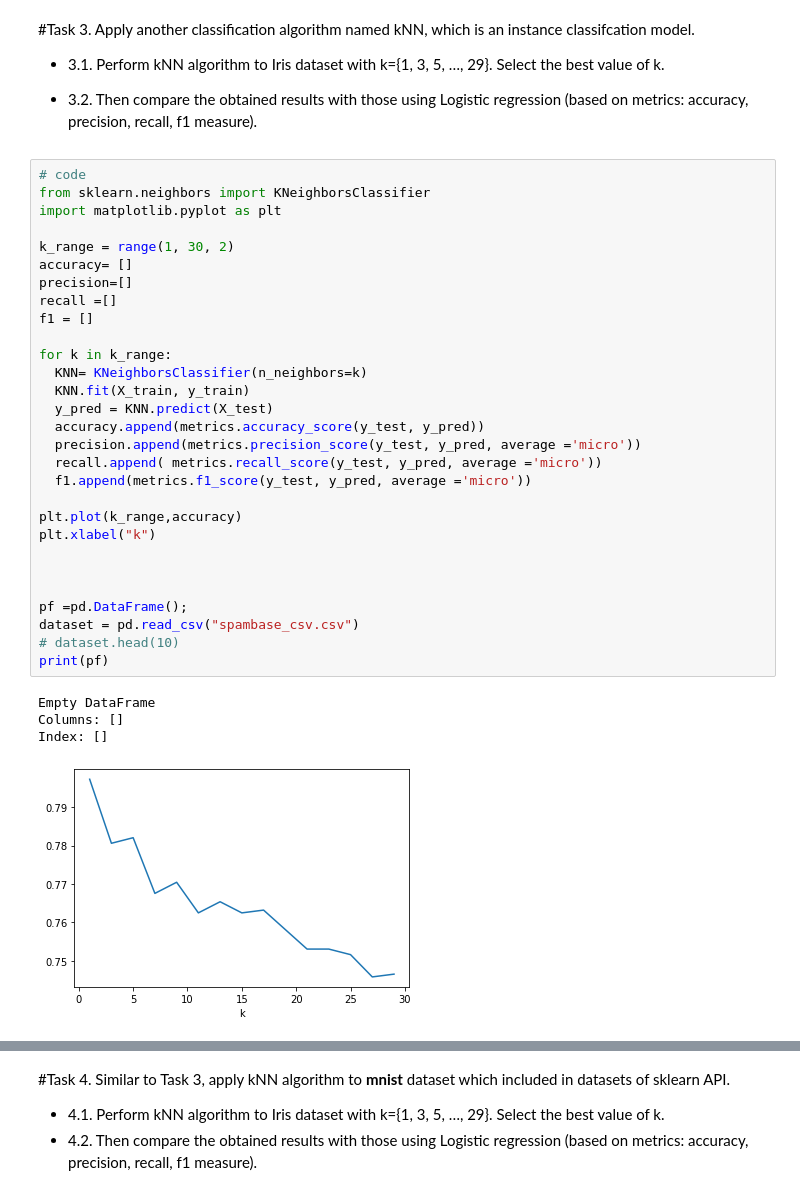
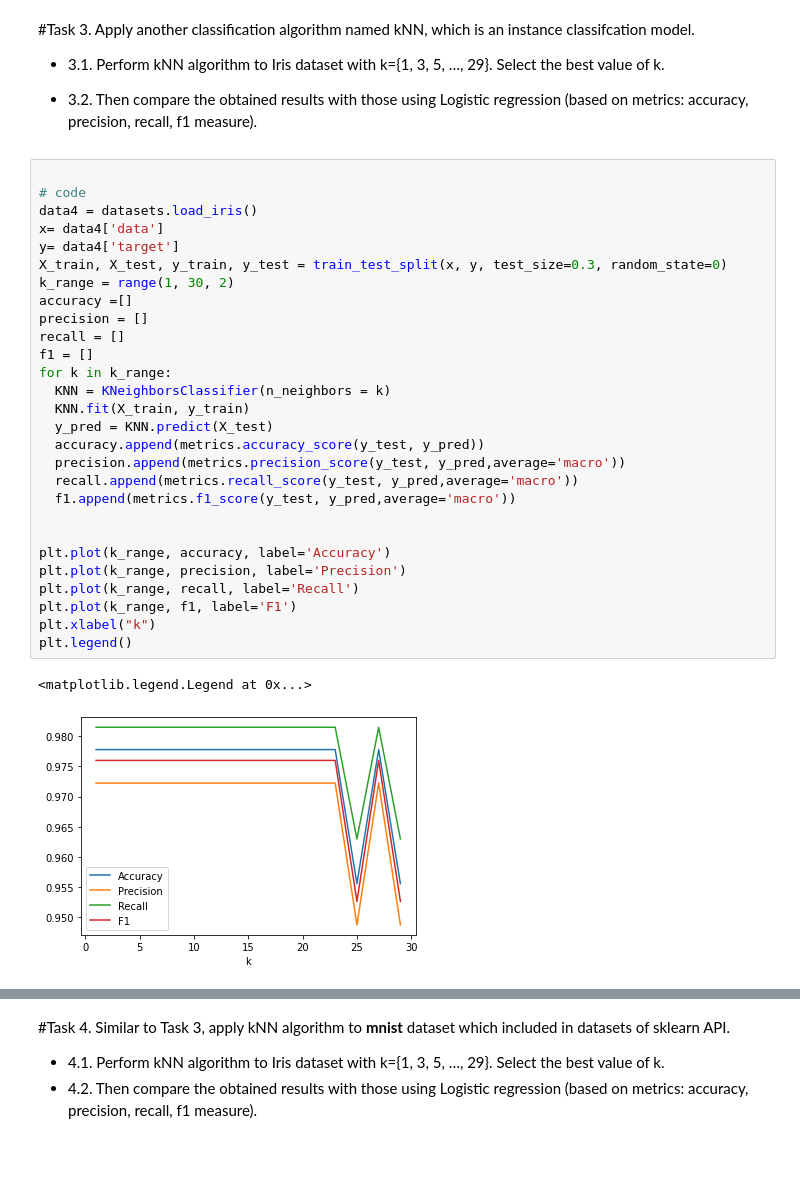
Before and after one commit to NguyenThiTrucMai/MayHoc, a Jupyter notebook: Lab_4_20130321_NguyenThiTrucMai.ipynb, the cells around one changed output, grey strips where cells are left out. Drawn from its saved outputs; the diff is of its cells as text; blank space fills up the shorter version.

```diff
--- a/Lab_4_20130321_NguyenThiTrucMai.ipynb
+++ b/Lab_4_20130321_NguyenThiTrucMai.ipynb
@@ -170,36 +204,33 @@ Apply another classification algorithm named kNN, which is an instance classifca
 
 *   3.2. Then compare the obtained results with those using Logistic regression (based on metrics: accuracy, precision, recall, f1 measure).
 # %%
+
 # code
-from sklearn.neighbors import KNeighborsClassifier
-import matplotlib.pyplot as plt
-
+data4 = datasets.load_iris()
+x= data4['data']
+y= data4['target']
+X_train, X_test, y_train, y_test = train_test_split(x, y, test_size=0.3, random_state=0)
 k_range = range(1, 30, 2)
-accuracy= []
-precision=[]
-recall =[]
+accuracy =[]
+precision = []
+recall = []
 f1 = []
-
 for k in k_range:
-  KNN= KNeighborsClassifier(n_neighbors=k)
+  KNN = KNeighborsClassifier(n_neighbors = k)
   KNN.fit(X_train, y_train)
   y_pred = KNN.predict(X_test)
   accuracy.append(metrics.accuracy_score(y_test, y_pred))
-  precision.append(metrics.precision_score(y_test, y_pred, average ='micro'))
-  recall.append( metrics.recall_score(y_test, y_pred, average ='micro'))
-  f1.append(metrics.f1_score(y_test, y_pred, average ='micro'))
-
-plt.plot(k_range,accuracy)
-plt.xlabel("k")
+  precision.append(metrics.precision_score(y_test, y_pred,average='macro'))
+  recall.append(metrics.recall_score(y_test, y_pred,average='macro'))
+  f1.append(metrics.f1_score(y_test, y_pred,average='macro'))
 
 
-
-pf =pd.DataFrame();
-dataset = pd.read_csv("spambase_csv.csv")
-# dataset.head(10)
-print(pf)
+plt.plot(k_range, accuracy, label='Accuracy')
+plt.plot(k_range, precision, label='Precision')
+plt.plot(k_range, recall, label='Recall')
+plt.plot(k_range, f1, label='F1')
+plt.xlabel("k")
+plt.legend()
 # %% [output]
-Empty DataFrame
-Columns: []
-Index: []
+<matplotlib.legend.Legend at 0x...>
-[figure, old version]
+[figure, new version]
```
Also changed, not shown: parts of 5 cells of this notebook.
